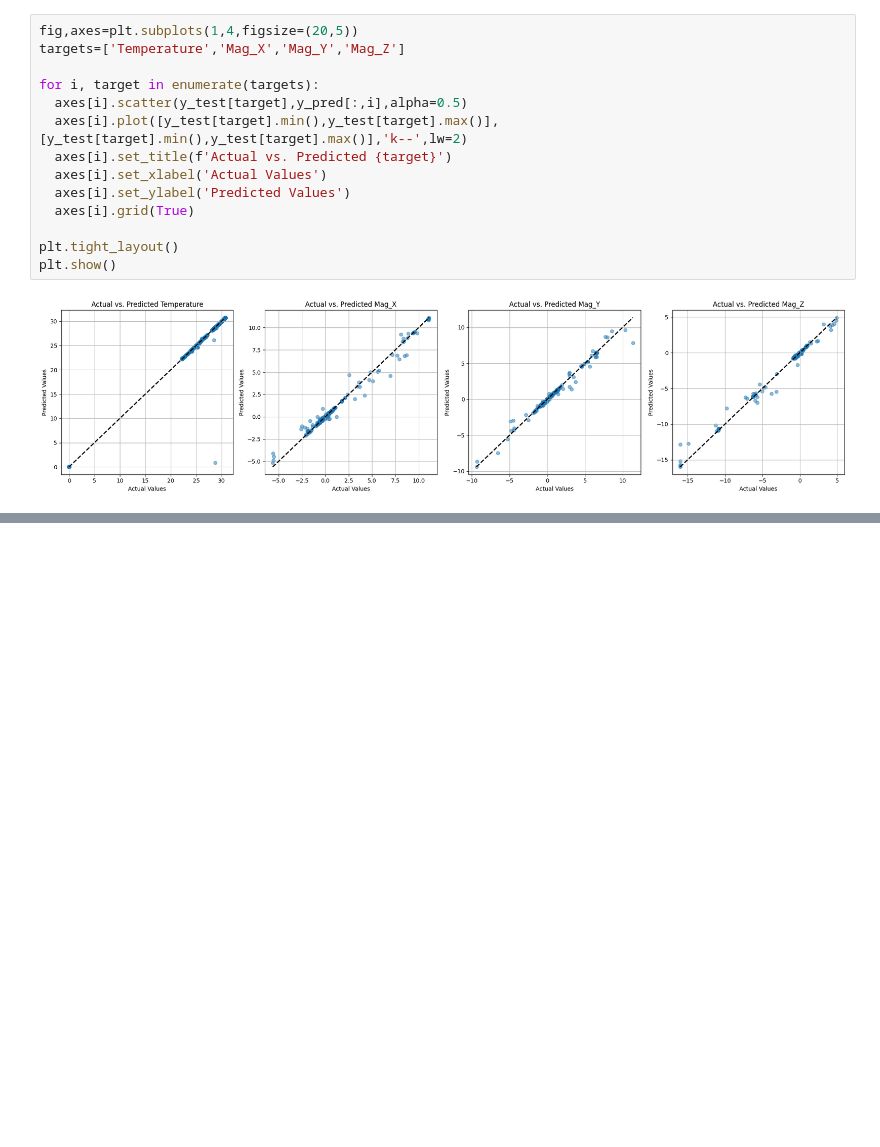
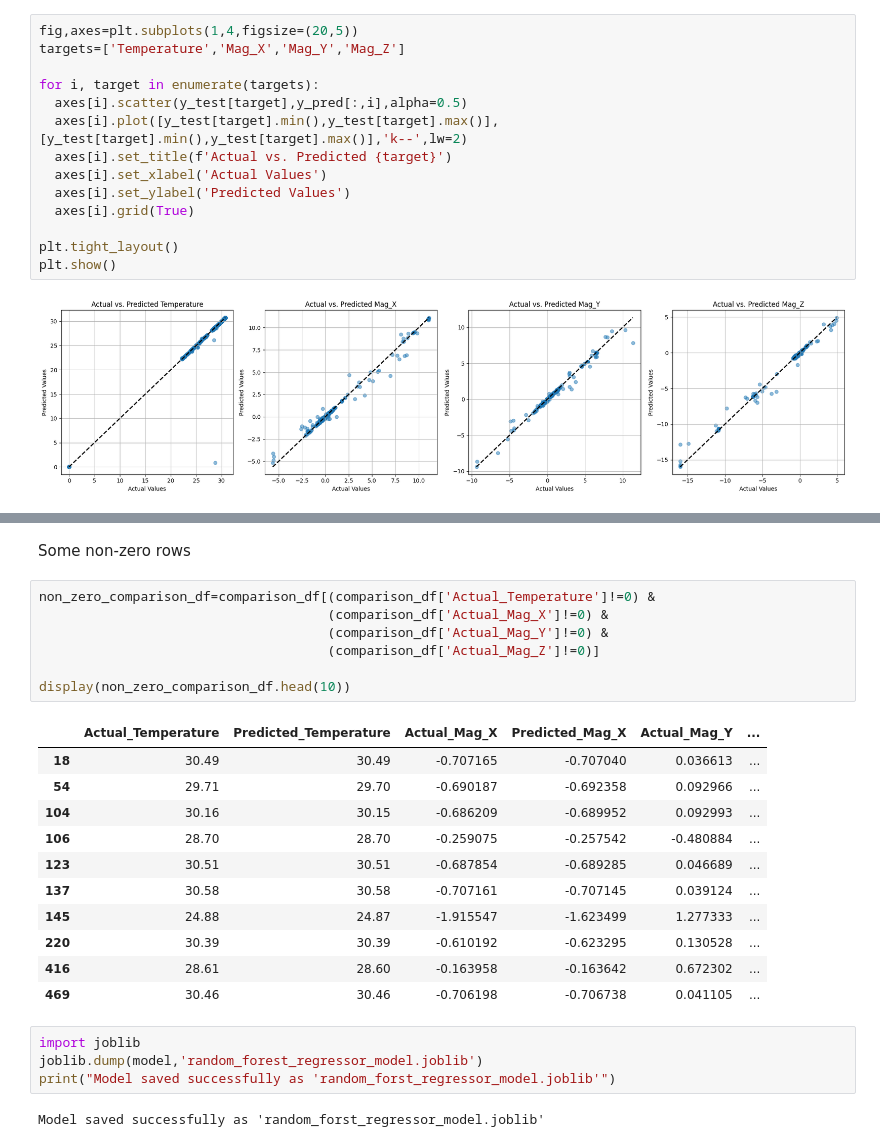
Before and after one commit to Samplergithub769/mtu-xsens-imu-Sensor, a Jupyter notebook: mtu_xsens_imu_Sensor.ipynb, the cells around one changed output, grey strips where cells are left out. Cells and saved outputs as stored; diff of their text form; blank space fills up the shorter version.

```diff
--- a/mtu_xsens_imu_Sensor.ipynb
+++ b/mtu_xsens_imu_Sensor.ipynb
@@ -903,0 +901,27 @@ Warning: total number of rows (312572) exceeds max_rows (20000). Limiting to fir
+# %% [markdown]
+Some non-zero rows
+# %%
+non_zero_comparison_df=comparison_df[(comparison_df['Actual_Temperature']!=0) &
+                                     (comparison_df['Actual_Mag_X']!=0) &
+                                     (comparison_df['Actual_Mag_Y']!=0) &
+                                     (comparison_df['Actual_Mag_Z']!=0)]
+
+display(non_zero_comparison_df.head(10))
+# %% [output]
+|  | Actual_Temperature | Predicted_Temperature | Actual_Mag_X | Predicted_Mag_X | Actual_Mag_Y | ... |
+| 18 | 30.49 | 30.49 | -0.707165 | -0.707040 | 0.036613 | ... |
+| 54 | 29.71 | 29.70 | -0.690187 | -0.692358 | 0.092966 | ... |
+| 104 | 30.16 | 30.15 | -0.686209 | -0.689952 | 0.092993 | ... |
+| 106 | 28.70 | 28.70 | -0.259075 | -0.257542 | -0.480884 | ... |
+| 123 | 30.51 | 30.51 | -0.687854 | -0.689285 | 0.046689 | ... |
+| 137 | 30.58 | 30.58 | -0.707161 | -0.707145 | 0.039124 | ... |
+| 145 | 24.88 | 24.87 | -1.915547 | -1.623499 | 1.277333 | ... |
+| 220 | 30.39 | 30.39 | -0.610192 | -0.623295 | 0.130528 | ... |
+| 416 | 28.61 | 28.60 | -0.163958 | -0.163642 | 0.672302 | ... |
+| 469 | 30.46 | 30.46 | -0.706198 | -0.706738 | 0.041105 | ... |
+# %%
+import joblib
+joblib.dump(model,'random_forest_regressor_model.joblib')
+print("Model saved successfully as 'random_forst_regressor_model.joblib'")
+# %% [output]
+Model saved successfully as 'random_forst_regressor_model.joblib'
```
Also changed, not shown: parts of 2 cells of this notebook.
